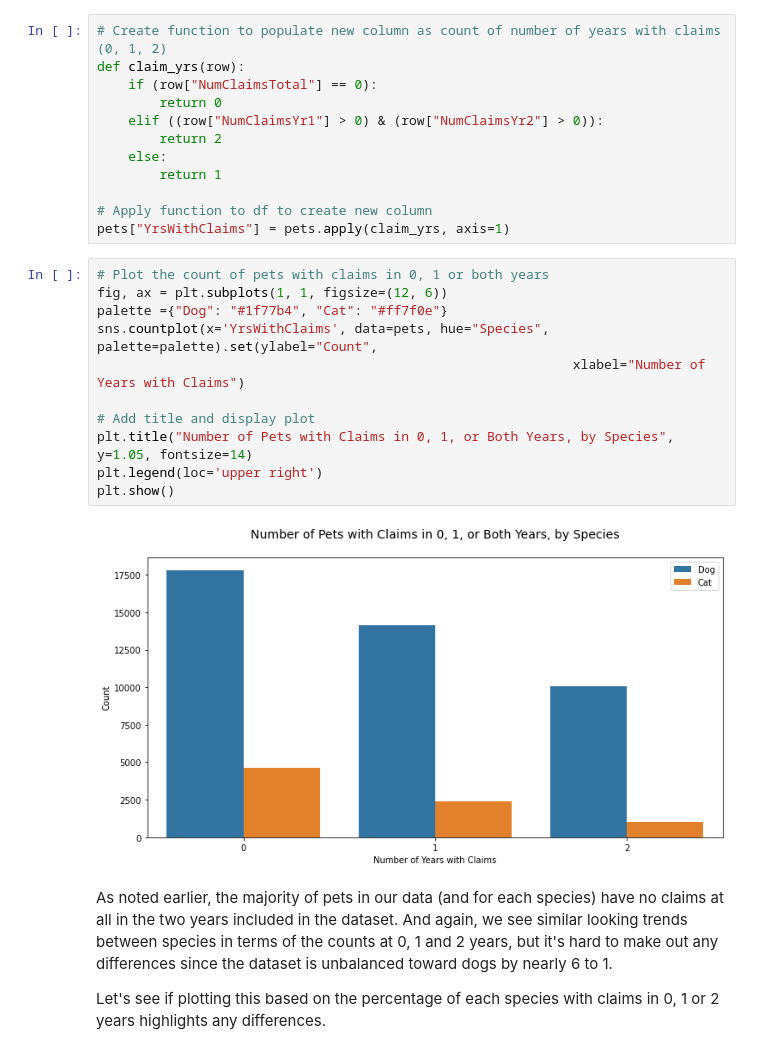
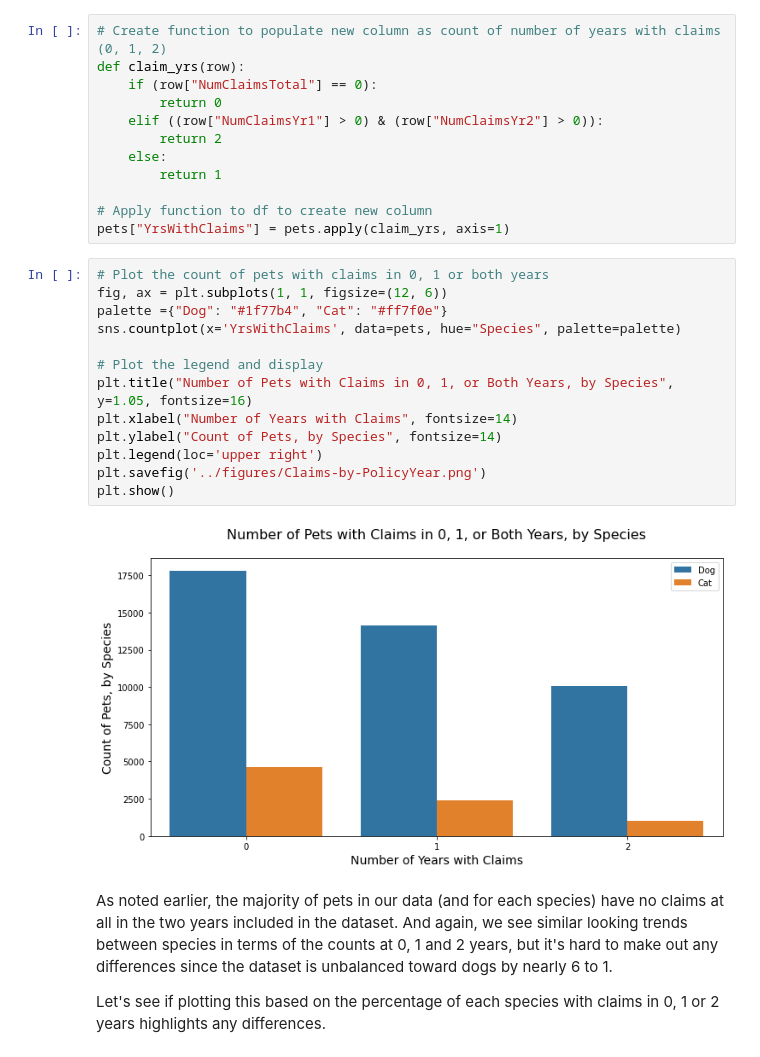
Before and after one commit to stevenrhart/pet-insurance-customer-segmentation, a Jupyter notebook: notebooks/02_pet_insurance_customer_segmentation_eda_and_clustering.ipynb, the cells around one changed output. Cells and saved outputs as stored; diff of their text form.

```diff
--- a/notebooks/02_pet_insurance_customer_segmentation_eda_and_clustering.ipynb
+++ b/notebooks/02_pet_insurance_customer_segmentation_eda_and_clustering.ipynb
@@ -224,16 +226,18 @@ pets["YrsWithClaims"] = pets.apply(claim_yrs, axis=1)
 # %%
 # Plot the count of pets with claims in 0, 1 or both years
 fig, ax = plt.subplots(1, 1, figsize=(12, 6))
 palette ={"Dog": "#1f77b4", "Cat": "#ff7f0e"}
-sns.countplot(x='YrsWithClaims', data=pets, hue="Species", palette=palette).set(ylabel="Count",
-                                                             xlabel="Number of Years with Claims")
+sns.countplot(x='YrsWithClaims', data=pets, hue="Species", palette=palette)
 
-# Add title and display plot
-plt.title("Number of Pets with Claims in 0, 1, or Both Years, by Species", y=1.05, fontsize=14)
+# Plot the legend and display
+plt.title("Number of Pets with Claims in 0, 1, or Both Years, by Species", y=1.05, fontsize=16)
+plt.xlabel("Number of Years with Claims", fontsize=14)
+plt.ylabel("Count of Pets, by Species", fontsize=14)
 plt.legend(loc='upper right')
+plt.savefig('../figures/Claims-by-PolicyYear.png')
 plt.show()
 # %% [output]
-[figure, old version]
+[figure, new version]
 # %% [markdown]
 As noted earlier, the majority of pets in our data (and for each species) have no claims at all in the two years included in the dataset. And again, we see similar looking trends between species in terms of the counts at 0, 1 and 2 years, but it's hard to make out any differences since the dataset is unbalanced toward dogs by nearly 6 to 1.
 
```
Also changed, not shown: parts of 83 cells of this notebook, 18 other files.
